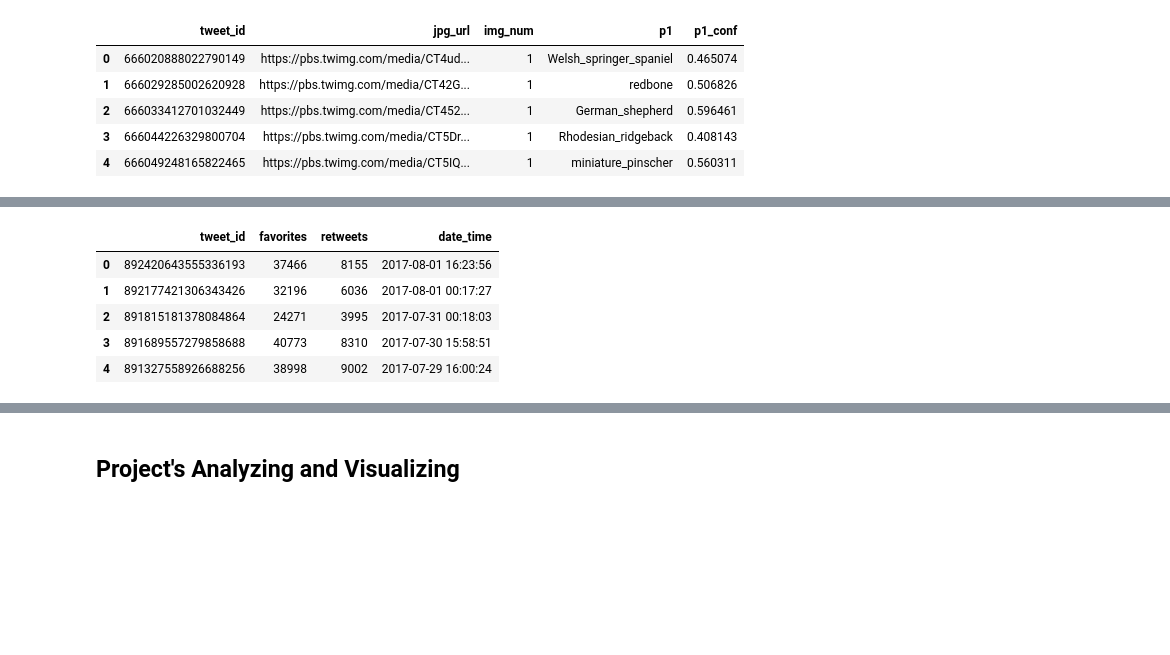
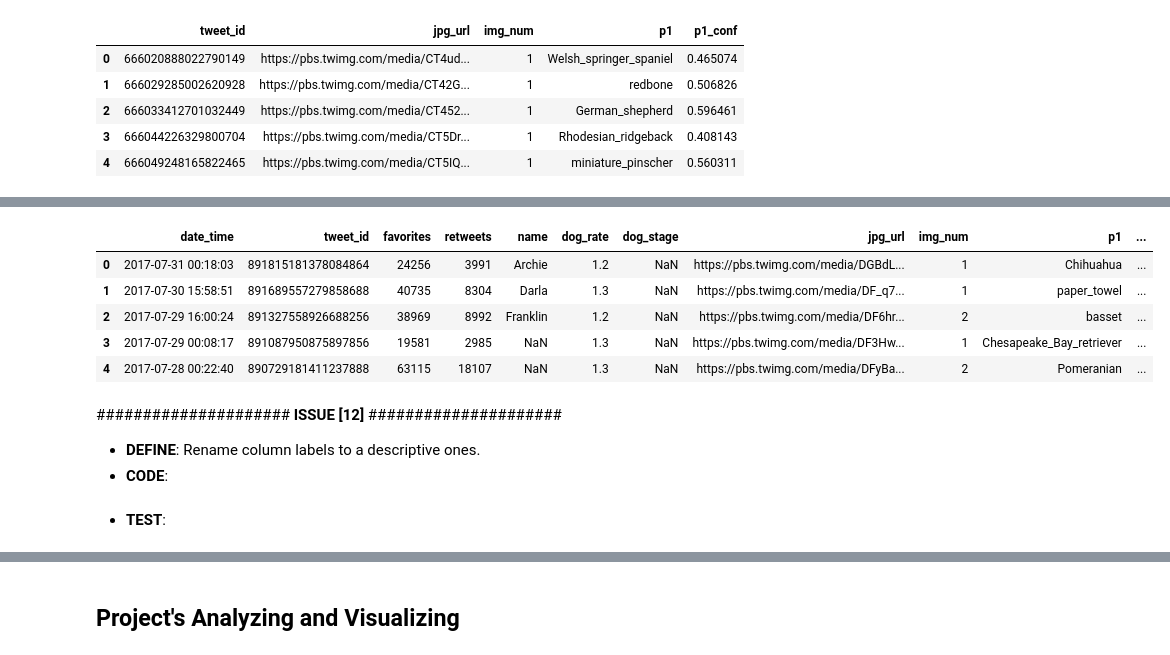
Before and after one commit to 0xRYx0/Udacity-Projects-DAND, a Jupyter notebook: DAND/Project#4 - Data Wrangling/wrangle_act.ipynb, the cells around one changed output, grey strips where cells are left out. Cells and saved outputs as stored; diff of their text form; code cells hidden in the pictures; blank space fills up the shorter version.

```diff
--- a/DAND/Project#4 - Data Wrangling/wrangle_act.ipynb
+++ b/DAND/Project#4 - Data Wrangling/wrangle_act.ipynb
@@ -370,9 +562,13 @@ memory usage: 73.0 KB
-# %%
-df_collected_tweet.head()
-# %% [output]
-|  | tweet_id | favorites | retweets | date_time |
-| 0 | 892420643555336193 | 37466 | 8155 | 2017-08-01 16:23:56 |
-| 1 | 892177421306343426 | 32196 | 6036 | 2017-08-01 00:17:27 |
-| 2 | 891815181378084864 | 24271 | 3995 | 2017-07-31 00:18:03 |
-| 3 | 891689557279858688 | 40773 | 8310 | 2017-07-30 15:58:51 |
-| 4 | 891327558926688256 | 38998 | 9002 | 2017-07-29 16:00:24 |
+# %%
+df_master.head(5)
+# %% [output]
+|  | date_time | tweet_id | favorites | retweets | name | dog_rate | dog_stage | jpg_url | img_num | p1 | ... |
+| 0 | 2017-07-31 00:18:03 | 891815181378084864 | 24256 | 3991 | Archie | 1.2 | NaN | https://pbs.twimg.com/media/DGBdL... | 1 | Chihuahua | ... |
+| 1 | 2017-07-30 15:58:51 | 891689557279858688 | 40735 | 8304 | Darla | 1.3 | NaN | https://pbs.twimg.com/media/DF_q7... | 1 | paper_towel | ... |
+| 2 | 2017-07-29 16:00:24 | 891327558926688256 | 38969 | 8992 | Franklin | 1.2 | NaN | https://pbs.twimg.com/media/DF6hr... | 2 | basset | ... |
+| 3 | 2017-07-29 00:08:17 | 891087950875897856 | 19581 | 2985 | NaN | 1.3 | NaN | https://pbs.twimg.com/media/DF3Hw... | 1 | Chesapeake_Bay_retriever | ... |
+| 4 | 2017-07-28 00:22:40 | 890729181411237888 | 63115 | 18107 | NaN | 1.3 | NaN | https://pbs.twimg.com/media/DFyBa... | 2 | Pomeranian | ... |
+# %% [markdown]
+#####################  **ISSUE [12]** #####################
+- **DEFINE**: Rename column labels to a descriptive ones.
+- **CODE**:
@@ -379,3 +588,5 @@ df_collected_tweet.head()
+# %% [markdown]
+ - **TEST**:
 # %%
 df_master.info()
 # %% [output]
```
Also changed, not shown: parts of 74 cells of this notebook, 2 other files.
